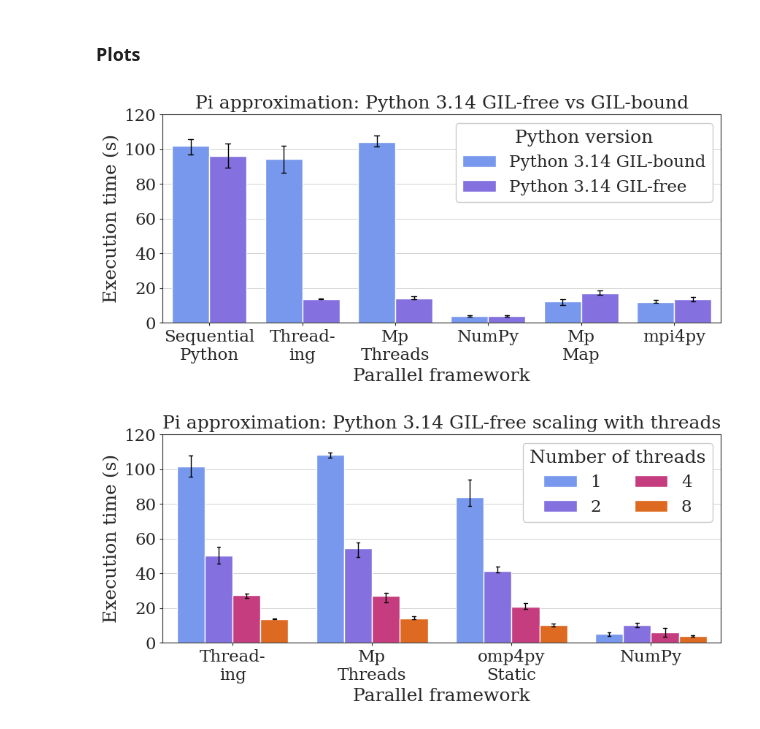
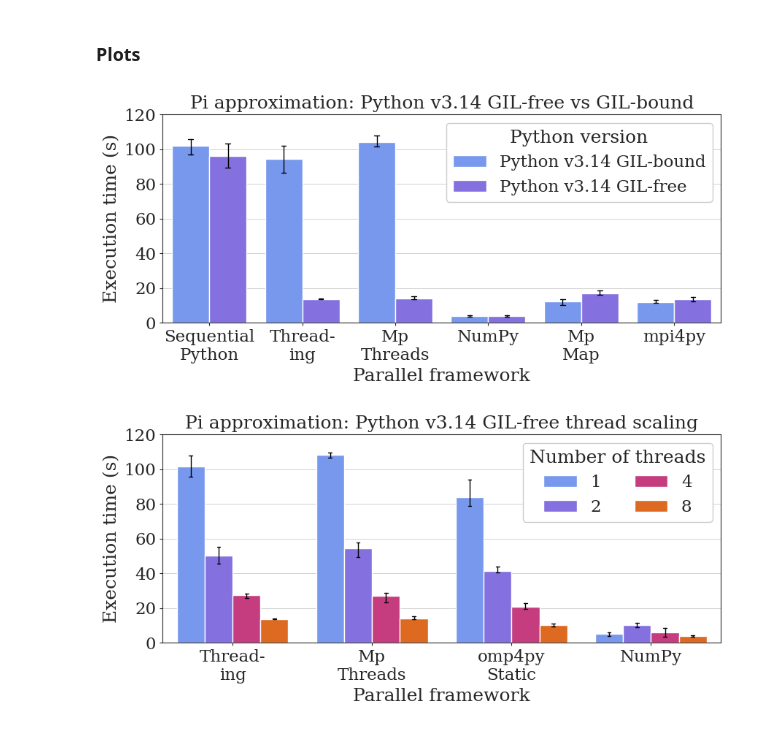
Before and after one commit to unibas-dmi-hpc/daphnescale, a Jupyter notebook: plots/plots.ipynb, the cells around one changed output. Saved outputs shown, nothing was run; the diff lists cells and outputs as text; code cells hidden in the pictures.

```diff
--- a/plots/plots.ipynb
+++ b/plots/plots.ipynb
@@ -1090,9 +1090,9 @@ mapper = {
     'seq': 'Sequential\nPython',
     'numpy': 'NumPy',
     'threads': 'Thread-\ning',
-    'py314t': 'Python 3.14 GIL-free',
-    'py314': 'Python 3.14 GIL-bound',
-    'py312': 'Python 3.12'
+    'py314t': 'Python v3.14 GIL-free',
+    'py314': 'Python v3.14 GIL-bound',
+    'py312': 'Python v3.12'
 }
 
 # all DAT files
@@ -1204,21 +1204,22 @@ plot_loop = {
         'filter_cols' : [
             ('workers', [1,8]),
             ('metric', ['t-end-to-end']),
-            ('pythonVersion', [ 'Python 3.14 GIL-bound','Python 3.14 GIL-free']),
+            ('pythonVersion', [ 'Python v3.14 GIL-bound','Python v3.14 GIL-free']),
             ('parallelFramework', ['Sequential\nPython', 'Thread-\ning', 'Mp\nThreads', 'NumPy', 'Mp\nMap' ,'mpi4py']),
         ],
         'filter_cols_conditional' : [ # set to None if not needed
             ('workers', [8]),
             ('parallelFramework', ['Sequential\nPython']),
         ],
-        'title' : 'Pi approximation: Python 3.14 GIL-free vs GIL-bound',
+        'title' : 'Pi approximation: Python v3.14 GIL-free vs GIL-bound',
         'loc' : 'upper right',
         'ncol' : 1,  # num columns in legend: 'auto'=from hue order, 'norm'=from hue order -1 as speedup or normalize, integer number
         'annotate' : False,
+
         'annotate_rotated' : True,  # rotate the annotation text
         'ylim' : [0, 120],
         'x_order' : ['Sequential\nPython', 'Thread-\ning', 'Mp\nThreads', 'NumPy', 'Mp\nMap' ,'mpi4py'],
-        'hue_order' : ['Python 3.14 GIL-bound','Python 3.14 GIL-free'],
+        'hue_order' : ['Python v3.14 GIL-bound','Python v3.14 GIL-free'],
     },
     'py314t_scaling' : {
         'speedup_plot' : False,  # make speedup plot (normalize by seq)
@@ -1232,11 +1233,11 @@ plot_loop = {
         'filter_cols' : [
             ('threads', [1,2,4,8]),
             ('metric', ['t-end-to-end']),
-            ('pythonVersion', ['Python 3.14 GIL-free']),
+            ('pythonVersion', ['Python v3.14 GIL-free']),
             ('parallelFramework', ['Thread-\ning', 'Mp\nThreads', 'NumPy', 'omp4py\nStatic']),
         ],
         'filter_cols_conditional' : None, # set to None if not needed, or delete, same effect
-        'title' : 'Pi approximation: Python 3.14 GIL-free scaling with threads',
+        'title' : 'Pi approximation: Python v3.14 GIL-free thread scaling',
         'loc' : 'upper right',
         'ncol' : 2,  # num columns in legend: 'auto'=from hue order, 'norm'=from hue order -1 as speedup or normalize, integer number
         'annotate' : False,
@@ -1347,32 +1348,32 @@ for k,v in plot_loop.items():
         l,u = v.get('ylim')
         plt.ylim(l,u)
 
     # Set the title using plt.title()
     plt.title(title)
 
     # Place the legend at the top-right corner
     ncol =  v.get('ncol')
     if ncol == 'auto':
         ncol = len(v.get('filter_cols')[0][1])  # number of unique hues
     if ncol == 'norm':
         ncol = len(v.get('filter_cols')[0][1]) - 1  # number of unique hues
 
     leg = plt.legend(title=on_hue_label, loc=v.get('loc'), ncol=ncol)
     leg.get_frame().set_alpha(1)
     # horizontal line
     if v.get('speedup_plot', False):
         plt.axhline(y=1, color=grey_shades[1], linestyle='--')
 
     # Format the y-axis ticks with a space as a thousand separator
     # Format legend labels with a space as a thousand separator
     formatter(ax)
 
     # Annotate each bar with the formatted value
     if v.get('annotate', False):
         annotater(ax, plt, v.get('annotate_rotated', False), v.get('ylim', None))
 
     # finish, save and plot
     finisher(plot_name, plt)
 # %% [output]
-[figure, old version]
+[figure, new version]
-[figure, old version]
+[figure, new version]
```
Also changed, not shown: parts of 1 cell of this notebook, 2 other files.
